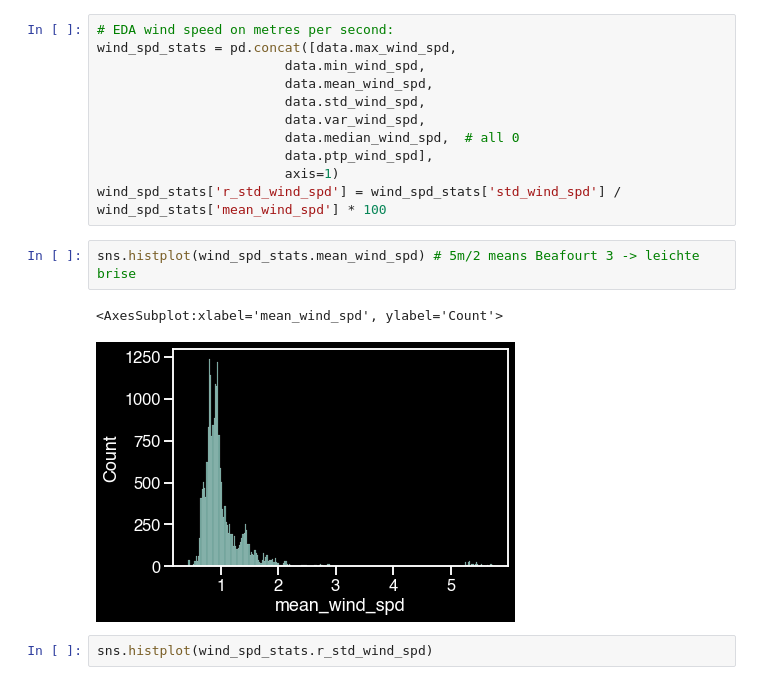
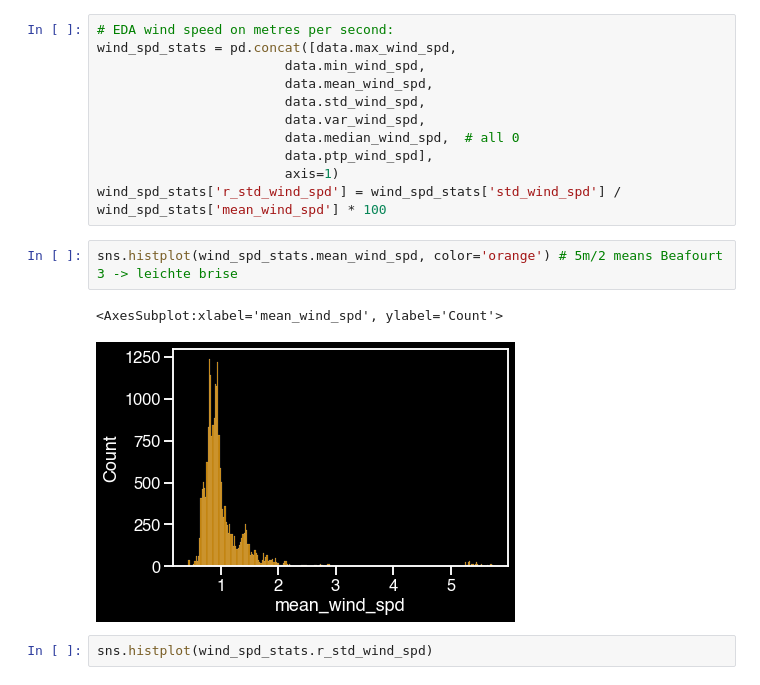
Before and after one commit to sm4rtm4art/airquality, a Jupyter notebook: EDA-and-modeling.ipynb, the cells around one changed output. Cells and saved outputs as stored; diff of their text form.

```diff
--- a/EDA-and-modeling.ipynb
+++ b/EDA-and-modeling.ipynb
@@ -127,10 +127,10 @@ wind_spd_stats = pd.concat([data.max_wind_spd,
                         axis=1)
 wind_spd_stats['r_std_wind_spd'] = wind_spd_stats['std_wind_spd'] / wind_spd_stats['mean_wind_spd'] * 100
 # %%
-sns.histplot(wind_spd_stats.mean_wind_spd) # 5m/2 means Beafourt 3 -> leichte brise
+sns.histplot(wind_spd_stats.mean_wind_spd, color='orange') # 5m/2 means Beafourt 3 -> leichte brise
 # %% [output]
 <AxesSubplot:xlabel='mean_wind_spd', ylabel='Count'>
-[figure, old version]
+[figure, new version]
 # %%
 sns.histplot(wind_spd_stats.r_std_wind_spd)
 # %% [output]
```
Also changed, not shown: parts of 3 cells of this notebook, 3 other files.
